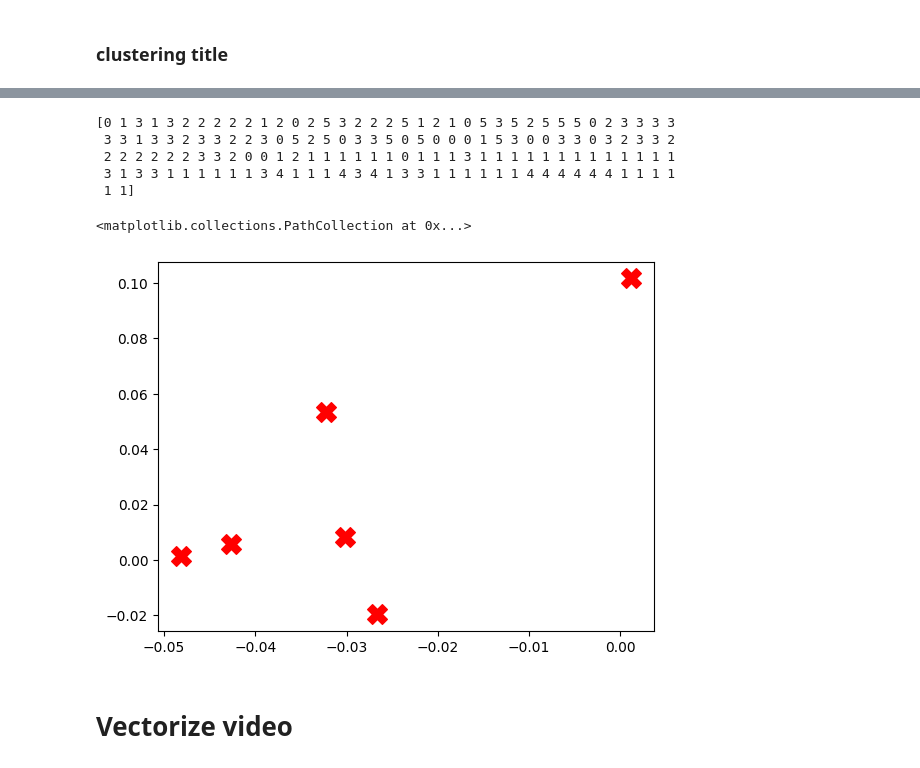
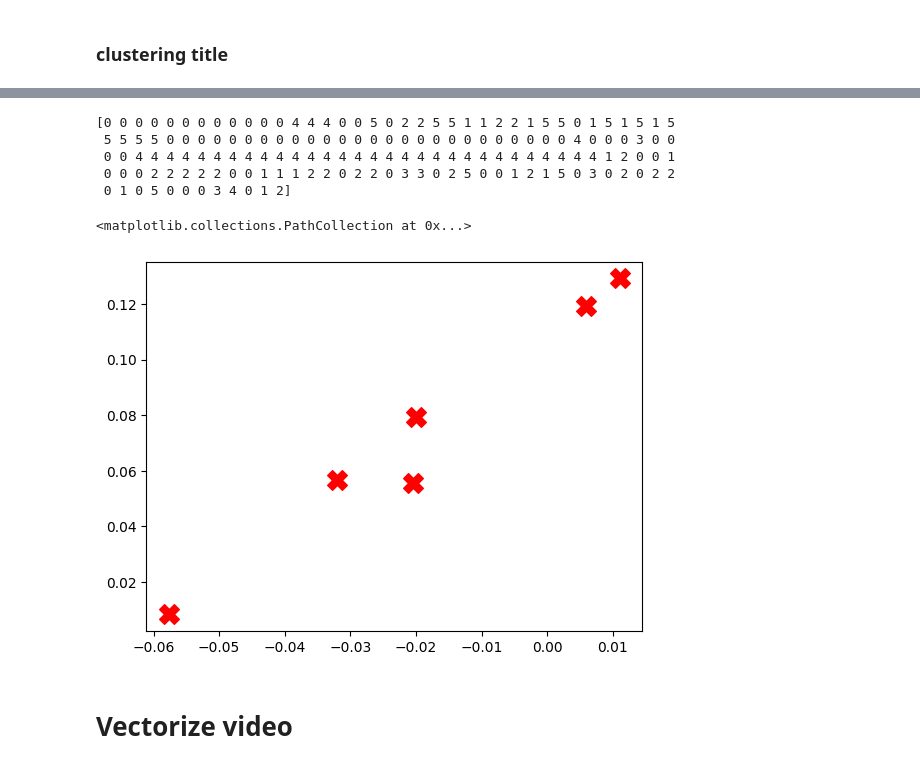
Before and after one commit to Boorrito15/social-media-optimizer, a Jupyter notebook: notebooks/rob.ipynb, the cells around one changed output, grey strips where cells are left out. Saved outputs shown, nothing was run; the diff lists cells and outputs as text; code cells hidden in the pictures.

```diff
--- a/notebooks/rob.ipynb
+++ b/notebooks/rob.ipynb
@@ -357,0 +183,4 @@ Name: description, Length: 150, dtype: object
+# %%
+df = df[df['description'].notna()]
+len(df)
+df.head()
@@ -363,7 +200,7 @@ Name: description, Length: 150, dtype: object
 from sentence_transformers import SentenceTransformer
 from sklearn.cluster import KMeans
 
-texts = described_posts['description'].tolist()
+texts = df['description'].tolist()
 
 # Semantic embedding model
 embedder = SentenceTransformer("all-MiniLM-L6-v2")
@@ -415,14 +252,14 @@ X_normalized = normalize(X)
 
 clusterer = KMeans(
     # n_clusters=best_k,
-    n_clusters=5,
+    n_clusters=6,
     random_state=42,
     n_init="auto"
 )
 
 clusters = clusterer.fit_predict(X_normalized)
 print(clusters)
-described_posts['description_cluster'] = clusters
+df['description_cluster'] = clusters
 
 centroids = clusterer.cluster_centers_
 plt.scatter(centroids[:, 0], centroids[:, 1], c='red', s=200, marker='X', label='Centroids')
@@ -440,7 +277,7 @@ plt.scatter(centroids[:, 0], centroids[:, 1], c='red', s=200, marker='X', label=
 from sentence_transformers import SentenceTransformer
 from sklearn.cluster import KMeans
 
-texts = described_posts['NZR - Post Content (Low Case)'].tolist()
+texts = df['content'].tolist()
 
 # Semantic embedding model
 embedder = SentenceTransformer("all-MiniLM-L6-v2")
@@ -483,27 +320,27 @@ Best silhouette score: 0.07597589
 # %%
 X_normalized = normalize(X)
 
 clusterer = KMeans(
     # n_clusters=best_k,
     n_clusters=6,
     random_state=42,
     n_init="auto"
 )
 
 clusters = clusterer.fit_predict(X_normalized)
 print(clusters)
-described_posts['title_cluster'] = clusters
+df['title_cluster'] = clusters
 
 centroids = clusterer.cluster_centers_
 plt.scatter(centroids[:, 0], centroids[:, 1], c='red', s=200, marker='X', label='Centroids')
 # %% [output]
-[0 1 3 1 3 2 2 2 2 2 1 2 0 2 5 3 2 2 2 5 1 2 1 0 5 3 5 2 5 5 5 0 2 3 3 3 3
- 3 3 1 3 3 2 3 3 2 2 3 0 5 2 5 0 3 3 5 0 5 0 0 0 1 5 3 0 0 3 3 0 3 2 3 3 2
- 2 2 2 2 2 2 3 3 2 0 0 1 2 1 1 1 1 1 1 0 1 1 1 3 1 1 1 1 1 1 1 1 1 1 1 1 1
- 3 1 3 3 1 1 1 1 1 1 3 4 1 1 1 4 3 4 1 3 3 1 1 1 1 1 1 4 4 4 4 4 4 1 1 1 1
- 1 1]
+[0 0 0 0 0 0 0 0 0 0 0 0 4 4 4 0 0 5 0 2 2 5 5 1 1 2 2 1 5 5 0 1 5 1 5 1 5
+ 5 5 5 5 0 0 0 0 0 0 0 0 0 0 0 0 0 0 0 0 0 0 0 0 0 0 0 0 0 0 4 0 0 0 3 0 0
+ 0 0 4 4 4 4 4 4 4 4 4 4 4 4 4 4 4 4 4 4 4 4 4 4 4 4 4 4 4 4 4 4 1 2 0 0 1
+ 0 0 0 2 2 2 2 2 0 0 1 1 1 2 2 0 2 2 0 3 3 0 2 5 0 0 1 2 1 5 0 3 0 2 0 2 2
+ 0 1 0 5 0 0 0 3 4 0 1 2]
 <matplotlib.collections.PathCollection at 0x...>
-[figure, old version]
+[figure, new version]
 # %% [markdown]
 # Vectorize video
 # %%
```
Also changed, not shown: parts of 39 cells of this notebook.
